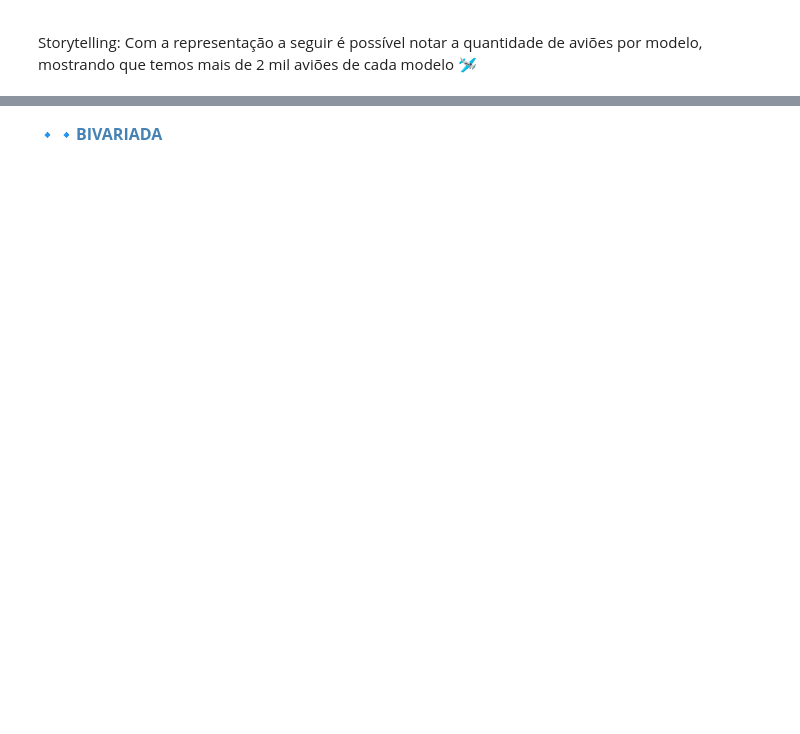
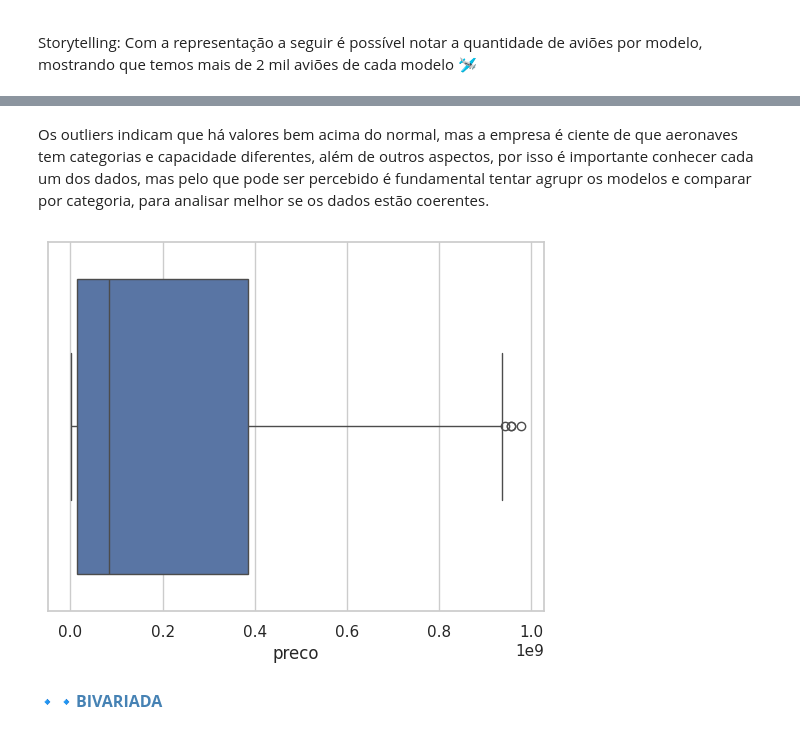
Before and after one commit to larifreitas/fundamentos-ds-e-ia, a Jupyter notebook: Atividade_airplane_price_dataset.ipynb, the cells around one changed output, grey strips where cells are left out. Cells and saved outputs as stored; diff of their text form; code cells hidden in the pictures; blank space fills up the shorter version.

```diff
--- a/Atividade_airplane_price_dataset.ipynb
+++ b/Atividade_airplane_price_dataset.ipynb
@@ -195,3 +188,10 @@ plt.show()
+# %% [markdown]
+Os outliers indicam que há valores bem acima do normal, mas a empresa é ciente de que aeronaves tem categorias e capacidade diferentes, além de outros aspectos, por isso é importante conhecer cada um dos dados, mas pelo que pode ser percebido é fundamental tentar agrupr os modelos e comparar por categoria, para analisar melhor se os dados estão coerentes.
+# %%
+sns.boxplot(x=df['preco'])
+plt.show()
+# %% [output]
+[figure, added]
 # %% [markdown]
 
 🔹🔹<font color="#4682B4" size="3">**BIVARIADA**</font>
```
Also changed, not shown: parts of 30 cells of this notebook.
